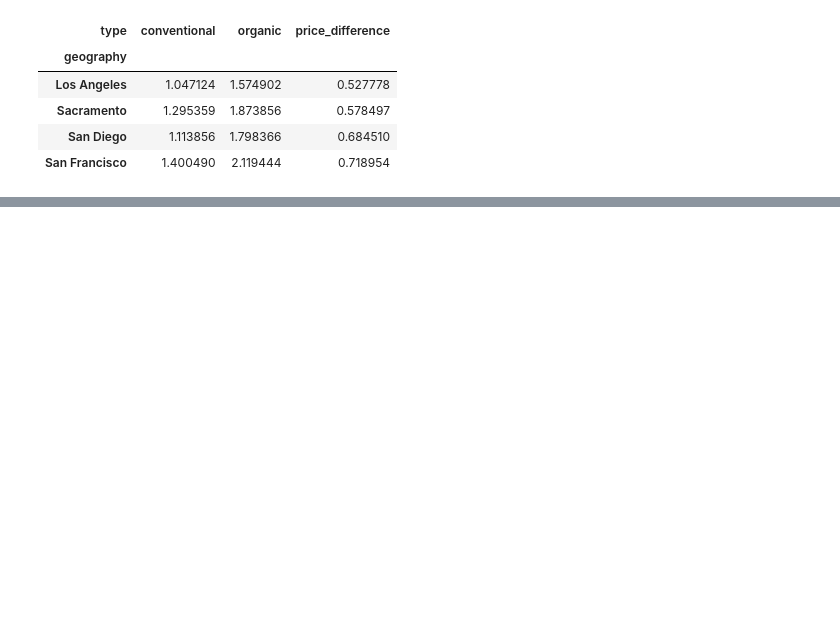
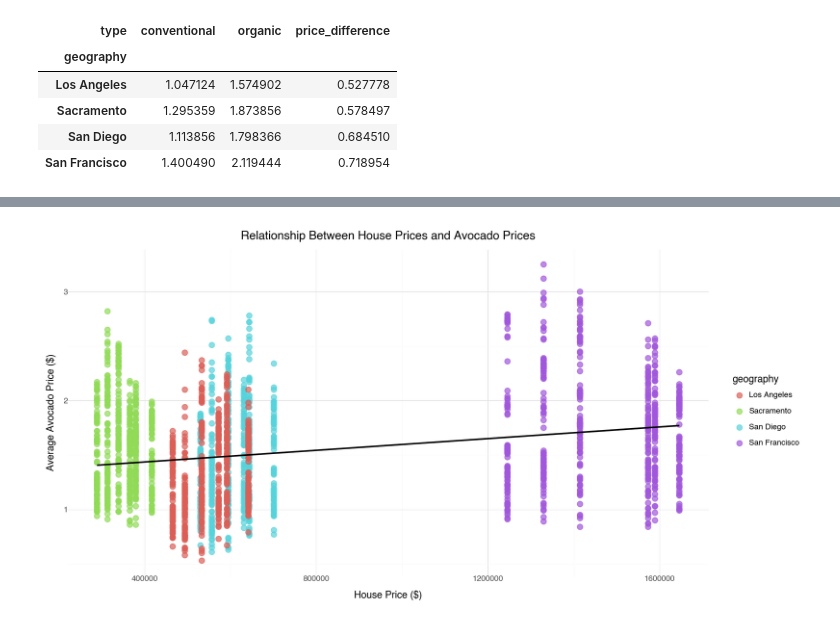
Before and after one commit to smilburn529/Lab-2, a Jupyter notebook: Lab-2.ipynb, the cells around one changed output, grey strips where cells are left out. Cells and saved outputs as stored; diff of their text form; code cells hidden in the pictures; blank space fills up the shorter version.

```diff
--- a/Lab-2.ipynb
+++ b/Lab-2.ipynb
@@ -313,0 +293,7 @@ NameError: name 'california_df' is not defined
+# %%
+housing_data = pd.read_excel("Data/house_pricing.xlsx")
+# %%
+california["sales"] = california["average_price"]*california["total_volume"]
+
+test = california.merge(housing_data, on=["geography", "year"])
+test.head()
@@ -313,0 +311,12 @@ NameError: name 'california_df' is not defined
+# %%
+(ggplot(test, aes(x='house_prices', y='average_price', color='geography')) +
+    geom_point(size=3, alpha=0.7) + \
+    geom_smooth(method='lm', se=False, color='black') + \
+    theme_minimal() + \
+    labs(title='Relationship Between House Prices and Avocado Prices',
+         x='House Price ($)',
+         y='Average Avocado Price ($)') + \
+    theme(figure_size=(12, 6))
+)
+# %% [output]
+[figure, added]
```
Also changed, not shown: parts of 34 cells of this notebook, 3 other files.
